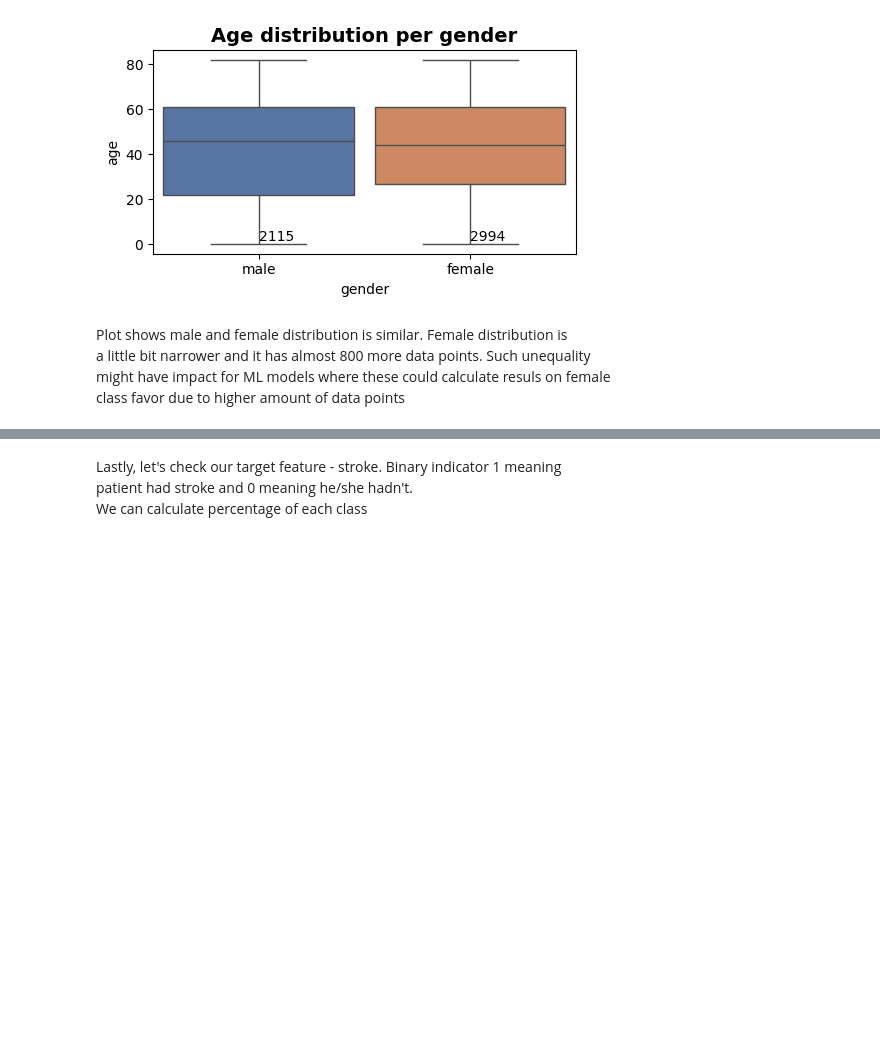
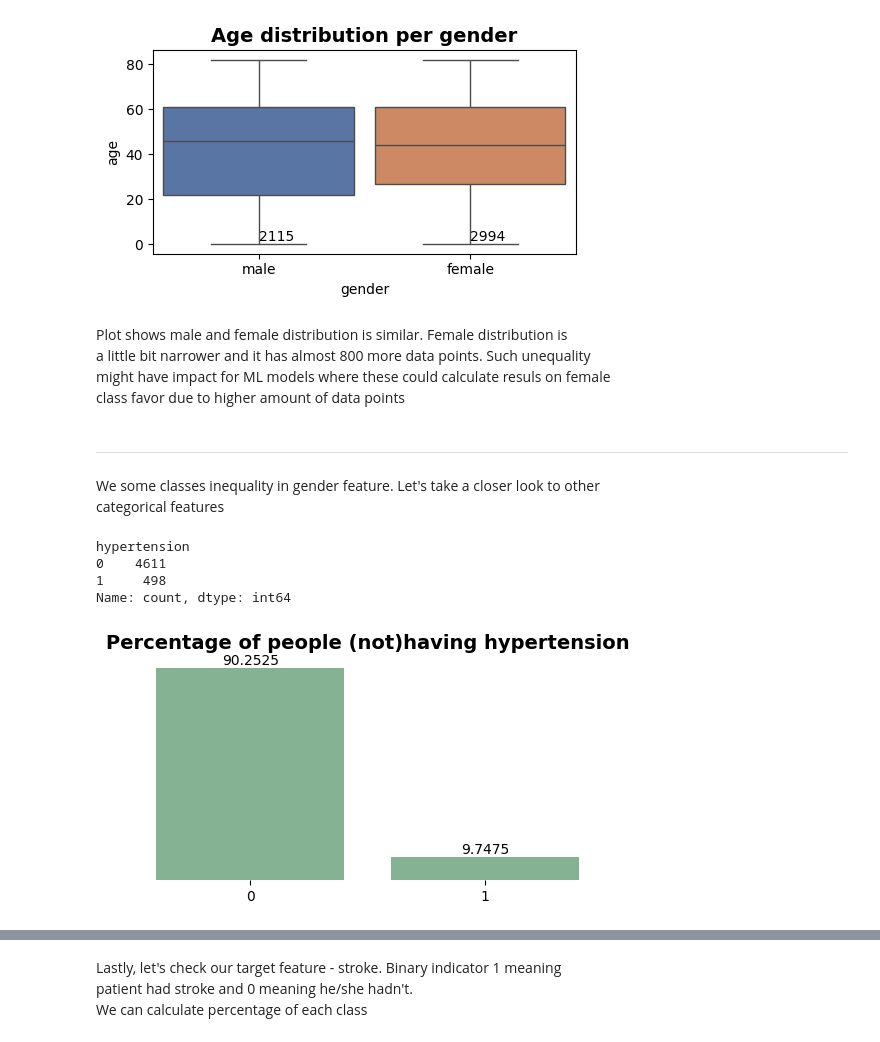
Before and after one commit to ShariYo/Modul3Sprint2, a Jupyter notebook: project/main.ipynb, the cells around one changed output, grey strips where cells are left out. Cells and saved outputs as stored; diff of their text form; code cells hidden in the pictures; blank space fills up the shorter version.

```diff
--- a/project/main.ipynb
+++ b/project/main.ipynb
@@ -235,7 +235,15 @@ By looking into table we can split data to categorical and numerical for
 future analysis
 # %%
 numeric = ["age", "avg_glucose_level", "bmi"]
-categoric = ["gender", "hypertension", "heart_disease", "ever_married", "work_type", "residence_type", "smoking_status"]
+categoric = [
+    "gender",
+    "hypertension",
+    "heart_disease",
+    "ever_married",
+    "work_type",
+    "residence_type",
+    "smoking_status",
+]
 hc_num = hc[numeric]
 hc_cat = hc[categoric]
 # %% [markdown]
@@ -329,3 +373,23 @@ Plot shows male and female distribution is similar. Female distribution is
 a little bit narrower and it has almost 800 more data points. Such unequality
 might have impact for ML models where these could calculate resuls on female
 class favor due to higher amount of data points
+# %% [markdown]
+---
+# %% [markdown]
+We some classes inequality in gender feature. Let's take a closer look to other
+categorical features
+# %%
+print(f"{hc_cat['hypertension'].value_counts()}")
+sand.f_countplot(
+    data=hc_cat,
+    xaxis="hypertension",
+    stat="percent",
+    title="Percentage of people (not)having hypertension",
+)
+plt.show()
+# %% [output]
+hypertension
+0    4611
+1     498
+Name: count, dtype: int64
+[figure, added]
```
Also changed, not shown: parts of 24 cells of this notebook, 1 other file.
